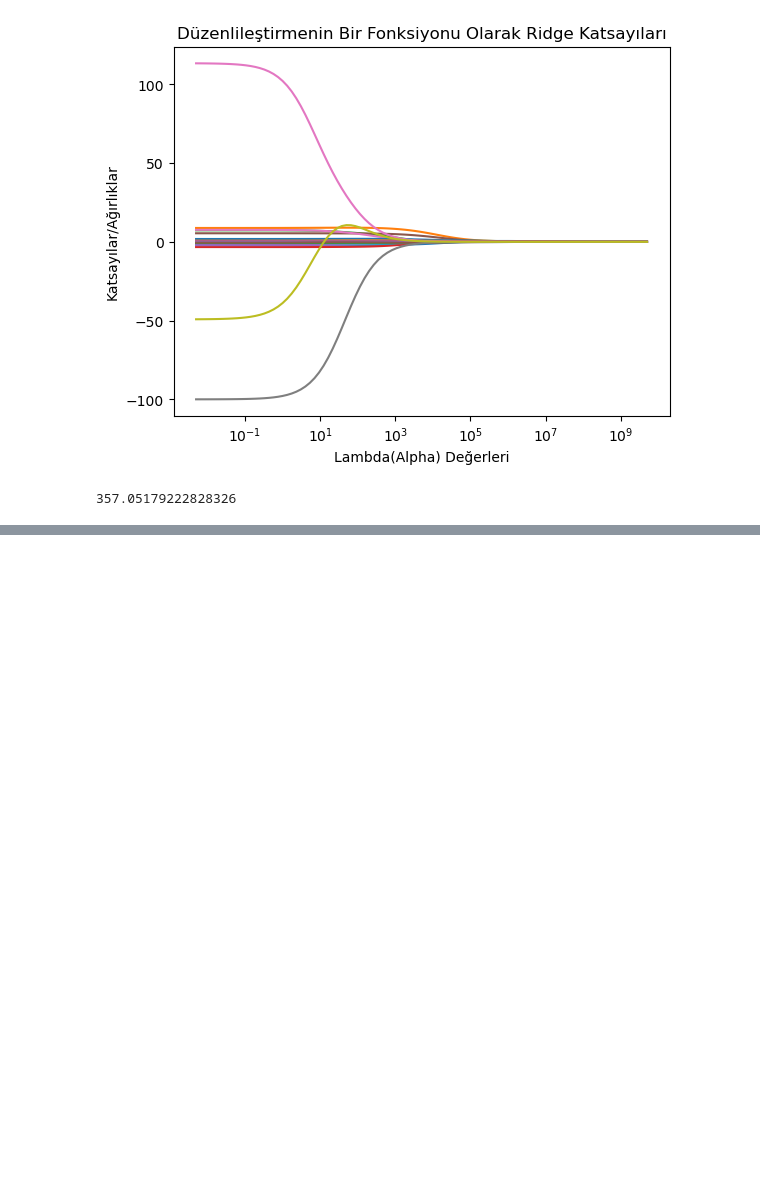
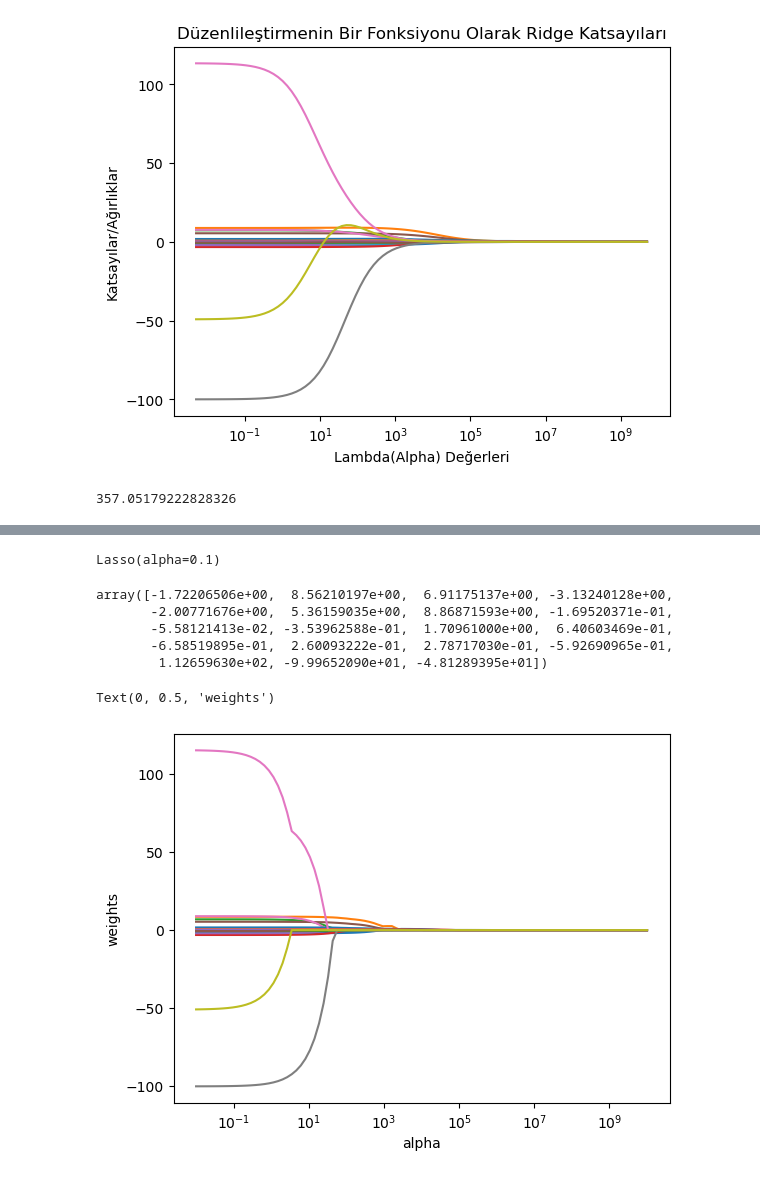
Before and after one commit to Alihanesentas/ML-Learning, a Jupyter notebook: LinearRegressionsandTheseCousins.ipynb, the cells around one changed output, grey strips where cells are left out. Cells and saved outputs as stored; diff of their text form; code cells hidden in the pictures; blank space fills up the shorter version.

Commit message:
Lasso Model

```diff
--- a/LinearRegressionsandTheseCousins.ipynb
+++ b/LinearRegressionsandTheseCousins.ipynb
@@ -984,0 +1027,11 @@ np.sqrt(mean_squared_error(y_test, y_pred))
+# %%
+hit = pd.read_csv("Hitters.csv")
+df = hit.copy()
+df = df.dropna()
+ms = pd.get_dummies(df[['League', 'Division', 'NewLeague']])
+y = df["Salary"]
+X_ = df.drop(['Salary', 'League', 'Division', 'NewLeague'], axis=1).astype('float64')
+X = pd.concat([X_, dms[['League_N', 'Division_W', 'NewLeague_N']]], axis=1)
+X_train, X_test, y_train, y_test = train_test_split(X, y,
+                                                    test_size=0.25,
+                                                    random_state=42)
@@ -984,0 +1042,31 @@ np.sqrt(mean_squared_error(y_test, y_pred))
+# %%
+lasso_model
+# %% [output]
+Lasso(alpha=0.1)
+# %%
+lasso_model.coef_
+# %% [output]
+array([-1.72206506e+00,  8.56210197e+00,  6.91175137e+00, -3.13240128e+00,
+       -2.00771676e+00,  5.36159035e+00,  8.86871593e+00, -1.69520371e-01,
+       -5.58121413e-02, -3.53962588e-01,  1.70961000e+00,  6.40603469e-01,
+       -6.58519895e-01,  2.60093222e-01,  2.78717030e-01, -5.92690965e-01,
+        1.12659630e+02, -9.99652090e+01, -4.81289395e+01])
+# %%
+lasso = Lasso()
+lambdalar = 10**np.linspace(10,-2,100)*0.5
+katsayilar = []
+
+for i in lambdalar:
+    lasso.set_params(alpha=i)
+    lasso.fit(X_train, y_train)
+    katsayilar.append(lasso.coef_)
+
+ax = plt.gca()
+ax.plot(lambdalar*2, katsayilar)
+ax.set_xscale('log')
+plt.axis('tight')
+plt.xlabel('alpha')
+plt.ylabel('weights')
+# %% [output]
+Text(0, 0.5, 'weights')
+[figure, added]
```
Also changed, not shown: parts of 15 cells of this notebook.
